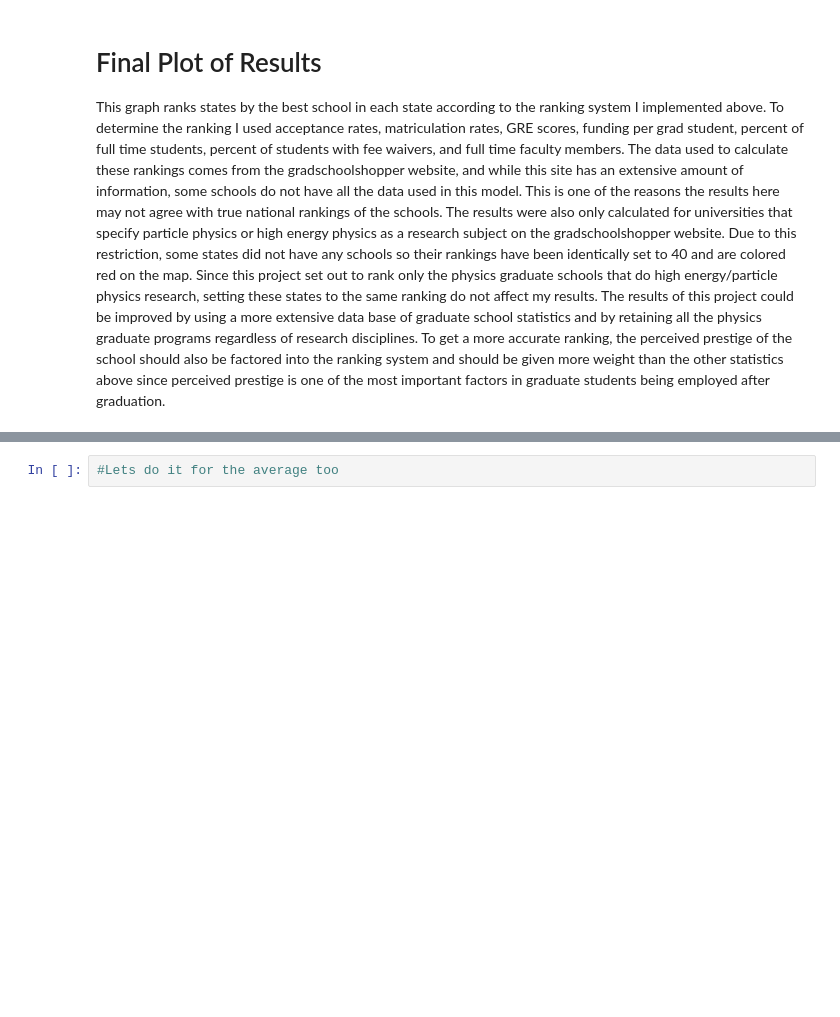
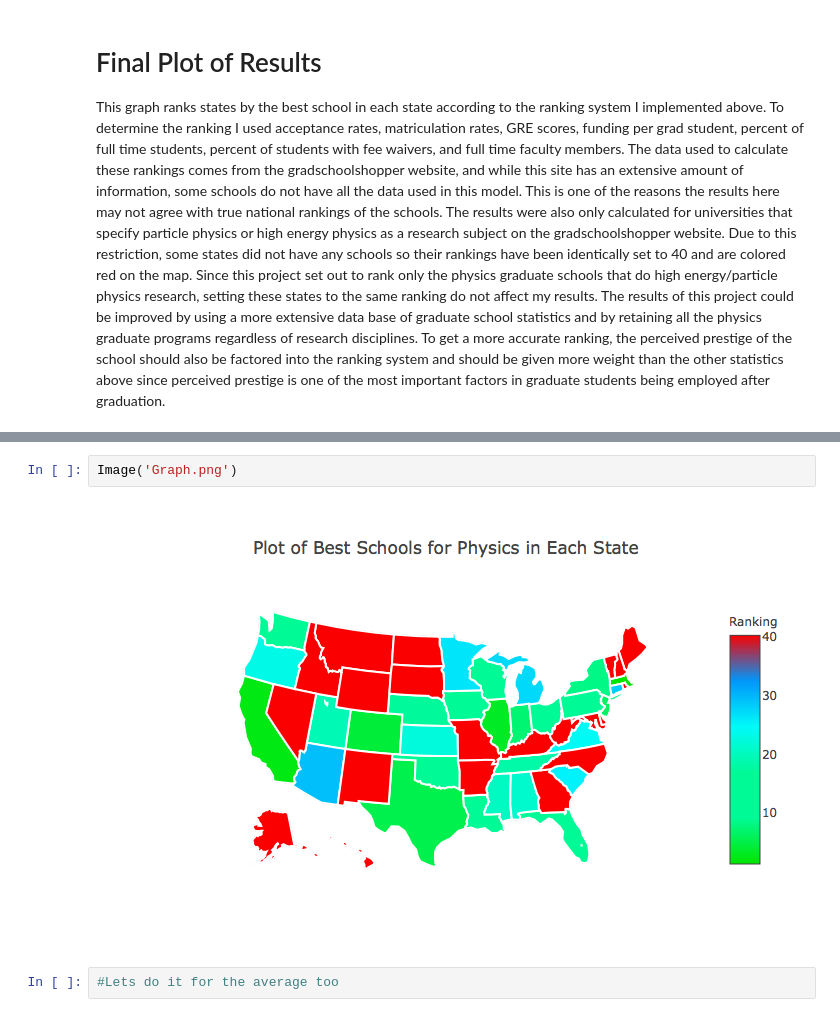
Before and after one commit to LutherCSMiller/project2-imoewi01, a Jupyter notebook: Project 2 Ranking Physics Grad Schools.ipynb, the cells around one changed output, grey strips where cells are left out. Cells and saved outputs as stored; diff of their text form; blank space fills up the shorter version.

```diff
--- a/Project 2 Ranking Physics Grad Schools.ipynb
+++ b/Project 2 Ranking Physics Grad Schools.ipynb
@@ -202,6 +208,10 @@ This graph ranks states by the best school in each state according to the rankin
 tls.embed(url)
 # %% [output]
 [interactive output not drawn]
+# %%
+Image('Graph.png')
+# %% [output]
+[figure, added]
 # %%
 #Lets do it for the average too
 # %%
```
Also changed, not shown: parts of 10 cells of this notebook.
